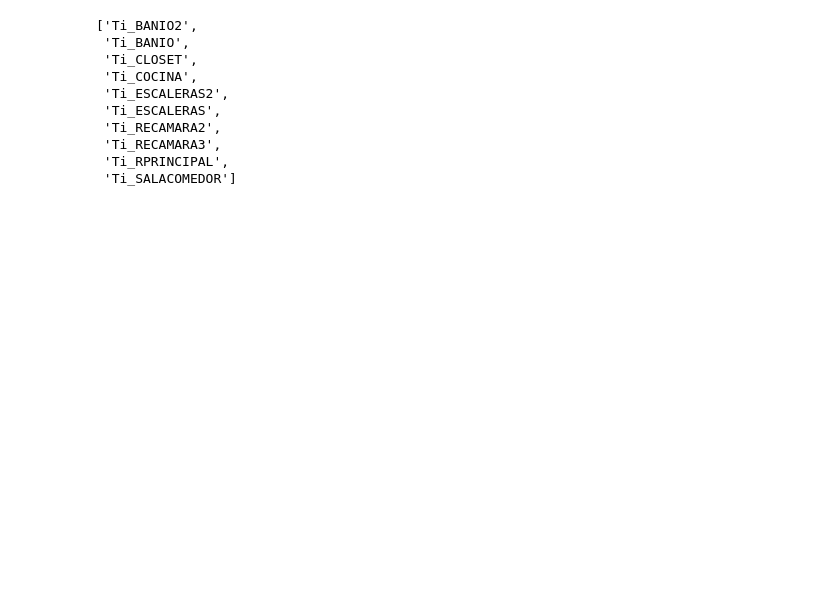
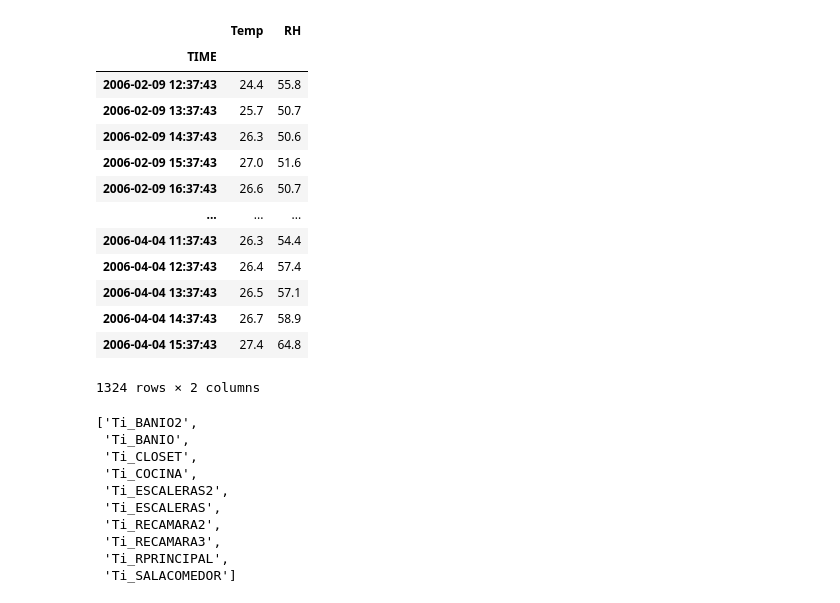
Before and after one commit to AltamarMx/ciudad_bosh, a Jupyter notebook: notebooks/003_initial_reviews.ipynb, the cells around one changed output. Cells and saved outputs as stored; diff of their text form; code cells hidden in the pictures; blank space fills up the shorter version.

```diff
--- a/notebooks/003_initial_reviews.ipynb
+++ b/notebooks/003_initial_reviews.ipynb
@@ -8,0 +15,17 @@ datos = read_sql(f,alias=True).data
+# %%
+rec_p
+# %% [output]
+|  | Temp | RH |
+| TIME |  |  |
+| 2006-02-09 12:37:43 | 24.4 | 55.8 |
+| 2006-02-09 13:37:43 | 25.7 | 50.7 |
+| 2006-02-09 14:37:43 | 26.3 | 50.6 |
+| 2006-02-09 15:37:43 | 27.0 | 51.6 |
+| 2006-02-09 16:37:43 | 26.6 | 50.7 |
+| ... | ... | ... |
+| 2006-04-04 11:37:43 | 26.3 | 54.4 |
+| 2006-04-04 12:37:43 | 26.4 | 57.4 |
+| 2006-04-04 13:37:43 | 26.5 | 57.1 |
+| 2006-04-04 14:37:43 | 26.7 | 58.9 |
+| 2006-04-04 15:37:43 | 27.4 | 64.8 |
+1324 rows × 2 columns
```
Also changed, not shown: parts of 5 cells of this notebook, 56 other files.
